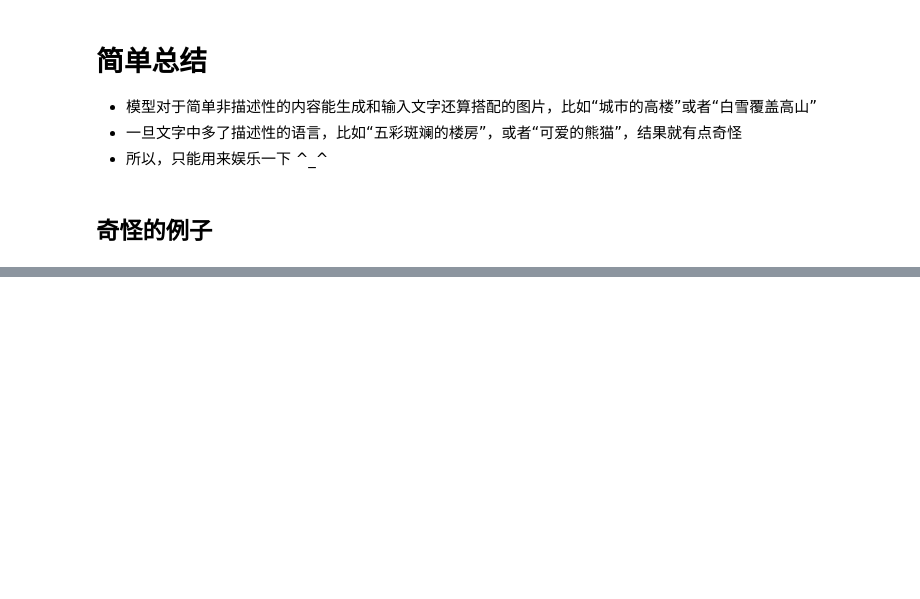
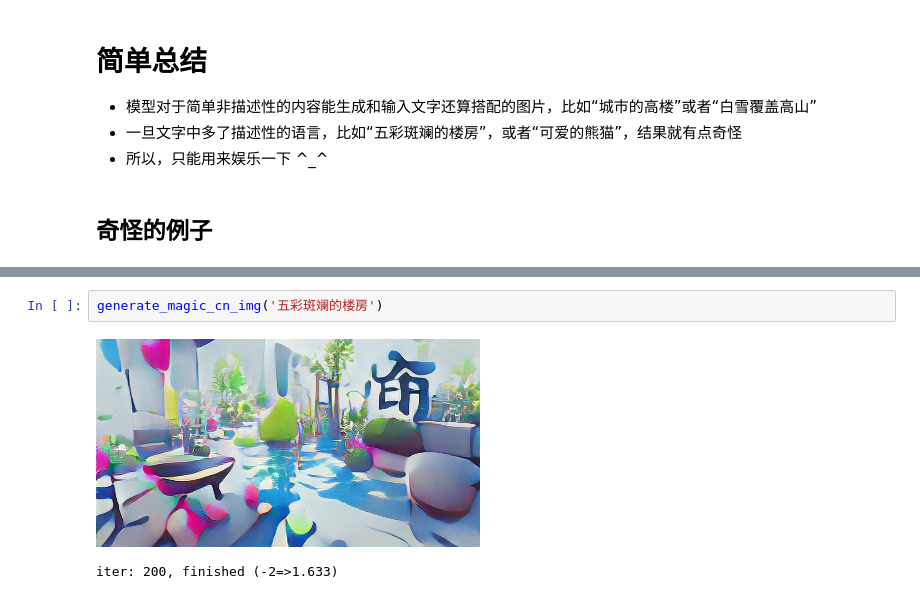
Before and after one commit to hululuzhu/cn-text-to-pic, a Jupyter notebook: cn_text_to_image_demo.ipynb, the cells around one changed output, grey strips where cells are left out. Cells and saved outputs as stored; diff of their text form; blank space fills up the shorter version.

```diff
--- a/cn_text_to_image_demo.ipynb
+++ b/cn_text_to_image_demo.ipynb
@@ -175,3 +197,8 @@ iter: 200, finished (-24=>1.657)
+# %%
+generate_magic_cn_img('五彩斑斓的楼房')
+# %% [output]
+[figure, added]
+iter: 200, finished (-2=>1.633)
 # %%
 generate_cn_img('可爱的熊猫')
 # %% [output]
```
Also changed, not shown: parts of 22 cells of this notebook.
